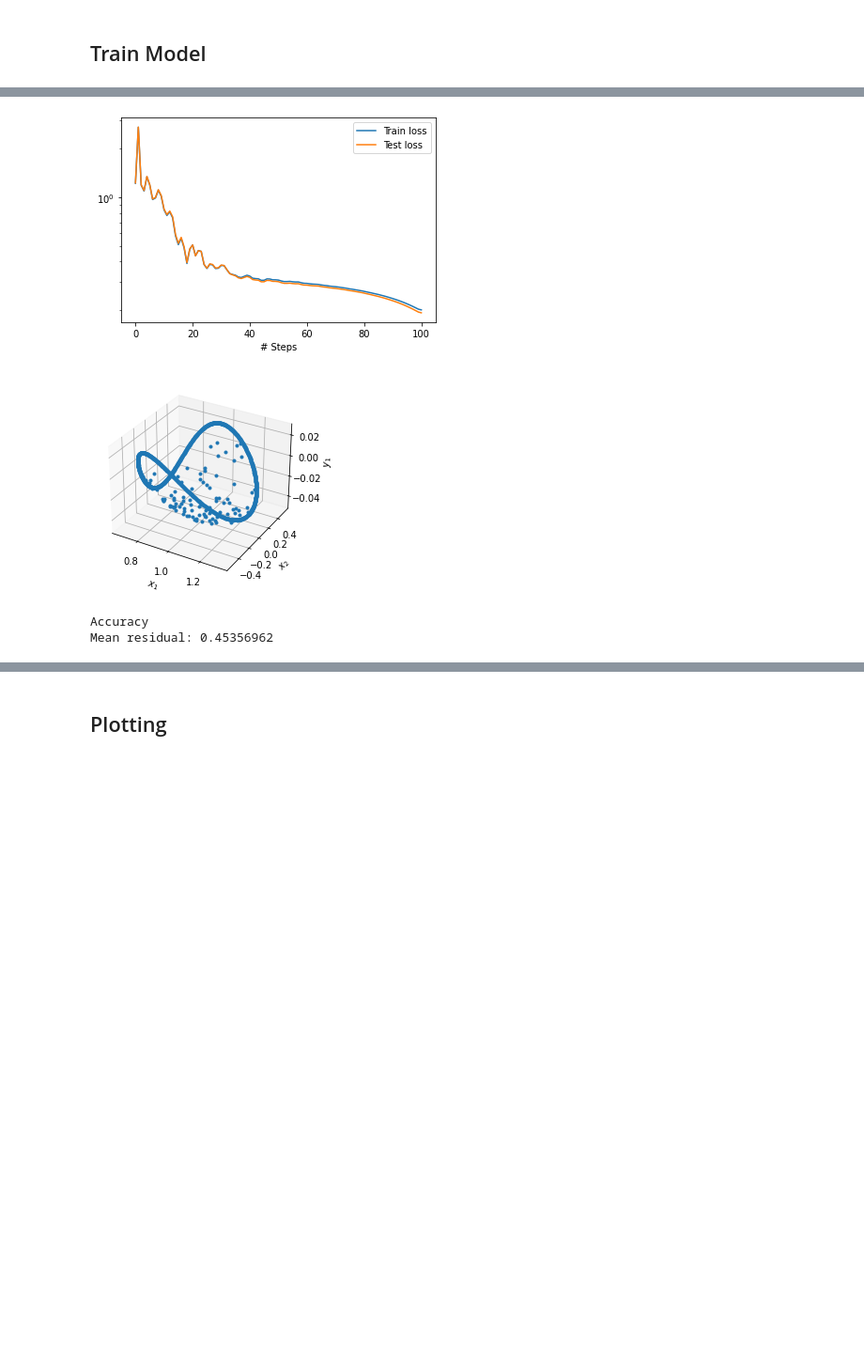
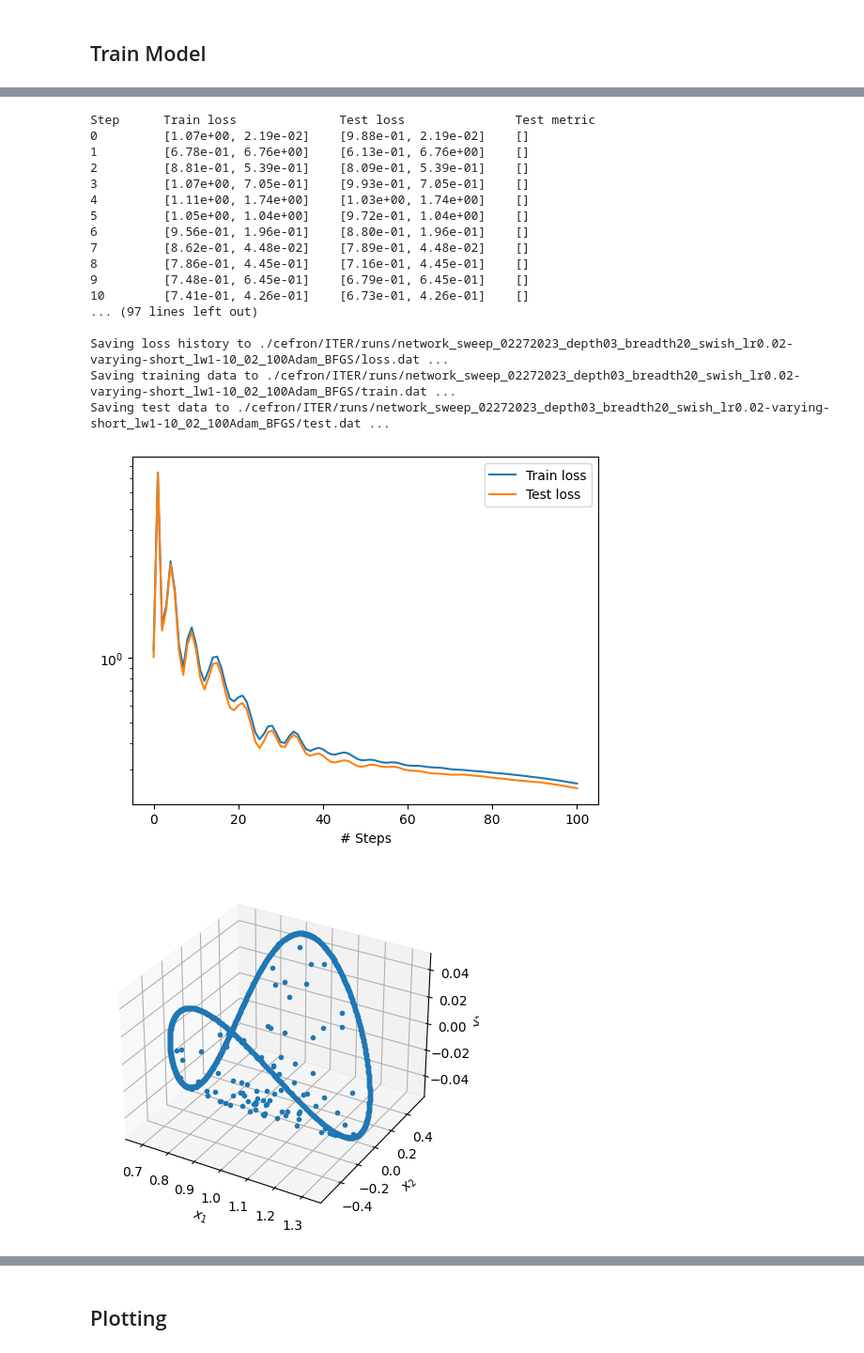
Before and after one commit to akaptano/deepxde_copy, a Jupyter notebook: gs-2d-surrogate/general_solovev_equil_visual.ipynb, the cells around one changed output, grey strips where cells are left out. Shown at 94% size. Drawn from its saved outputs; the diff is of its cells as text; code cells hidden in the pictures; blank space fills up the shorter version.

Commit message:
new plots and some refactoring

```diff
--- a/gs-2d-surrogate/general_solovev_equil_visual.ipynb
+++ b/gs-2d-surrogate/general_solovev_equil_visual.ipynb
@@ -118,13 +121,14 @@ Text(0, 0.5, '$u(r,z=0)$')
 # %% [markdown]
 ## Train Model
 # %%
-DATE = "10122022"
+DATE = "02272023"
 CONFIG = "ITER"
 LR = 2e-2
 DROPOUT = 0.1
 DEPTH = 3
 BREADTH = 20
-run = "01_100Adam_BFGS"
+LOSSRATIO = 100
+run = f"02_{LOSSRATIO}Adam_BFGS"
 AF = "swish"
 RUN_NAME = f"network_sweep_{DATE}_depth0{DEPTH}_breadth{BREADTH}_{AF}_lr{LR}-varying-short_lw1-10_{run}"
 PATH = f"./cefron/{CONFIG}/runs/{RUN_NAME}"
@@ -147,7 +151,7 @@ for i in range(1):
   # Compile, train and save model
   model.compile(
       "adam", lr=LR/(decay_rate*(i+1)),
-      loss_weights=[1,100]
+      loss_weights=[1,LOSSRATIO]
   )
   loss_history, train_state = model.train(
       epochs=100, display_every=1, #callbacks=[dde.callbacks.DropoutUncertainty()]
@@ -202,4 +198,19 @@ Saving test data to ./cefron/ITER/runs/network_sweep_10122022_depth03_breadth20_
+Step      Train loss              Test loss               Test metric
+0         [1.07e+00, 2.19e-02]    [9.88e-01, 2.19e-02]    []
+1         [6.78e-01, 6.76e+00]    [6.13e-01, 6.76e+00]    []
+2         [8.81e-01, 5.39e-01]    [8.09e-01, 5.39e-01]    []
+3         [1.07e+00, 7.05e-01]    [9.93e-01, 7.05e-01]    []
+4         [1.11e+00, 1.74e+00]    [1.03e+00, 1.74e+00]    []
+5         [1.05e+00, 1.04e+00]    [9.72e-01, 1.04e+00]    []
+6         [9.56e-01, 1.96e-01]    [8.80e-01, 1.96e-01]    []
+7         [8.62e-01, 4.48e-02]    [7.89e-01, 4.48e-02]    []
+8         [7.86e-01, 4.45e-01]    [7.16e-01, 4.45e-01]    []
+9         [7.48e-01, 6.45e-01]    [6.79e-01, 6.45e-01]    []
+10        [7.41e-01, 4.26e-01]    [6.73e-01, 4.26e-01]    []
+... (97 lines left out)
+
+Saving loss history to ./cefron/ITER/runs/network_sweep_02272023_depth03_breadth20_swish_lr0.02-varying-short_lw1-10_02_100Adam_BFGS/loss.dat ...
+Saving training data to ./cefron/ITER/runs/network_sweep_02272023_depth03_breadth20_swish_lr0.02-varying-short_lw1-10_02_100Adam_BFGS/train.dat ...
+Saving test data to ./cefron/ITER/runs/network_sweep_02272023_depth03_breadth20_swish_lr0.02-varying-short_lw1-10_02_100Adam_BFGS/test.dat ...
-[figure, old version]
+[figure, new version]
-[figure, old version]
+[figure, new version]
-Accuracy
-Mean residual: 0.45356962
```
Also changed, not shown: parts of 7 cells of this notebook, 2 other files.
